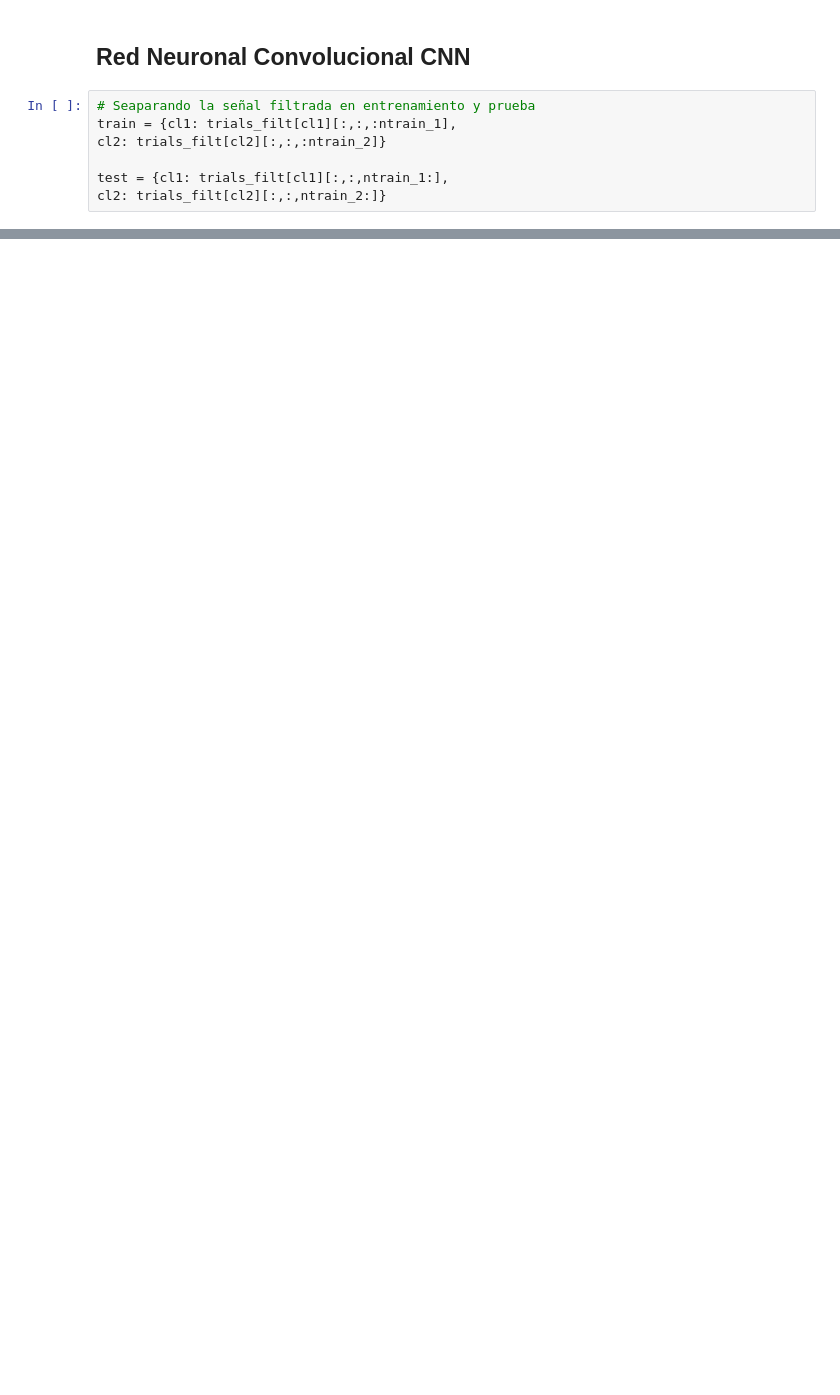
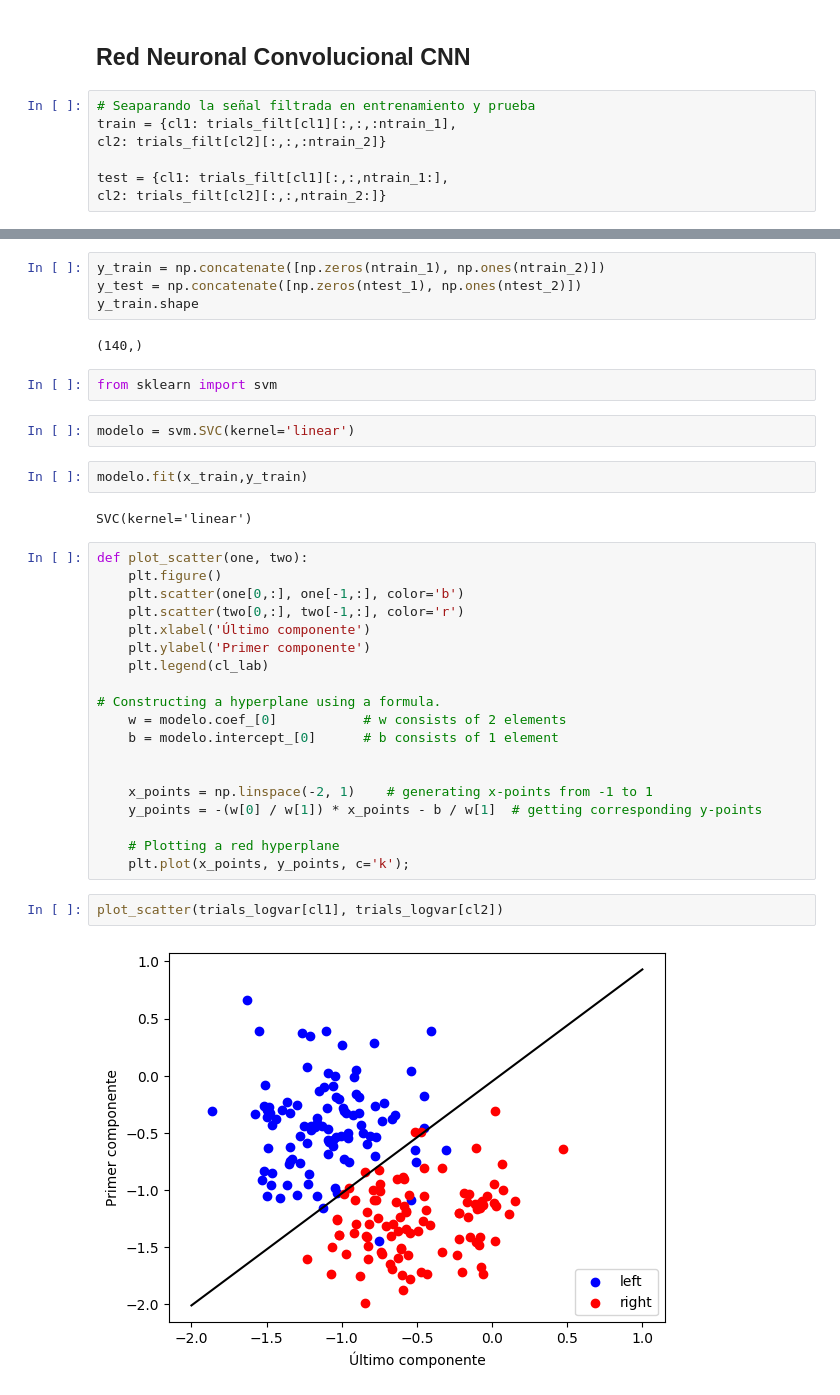
Before and after one commit to OmarAlejandroLinares/Signal-Processing-for-motor-imagery-BCI, a Jupyter notebook: lectura.ipynb, the cells around one changed output, grey strips where cells are left out. Saved outputs shown, nothing was run; the diff lists cells and outputs as text; blank space fills up the shorter version.

```diff
--- a/lectura.ipynb
+++ b/lectura.ipynb
@@ -986,0 +1017,37 @@ Epoch 50/50
+# %%
+y_train = np.concatenate([np.zeros(ntrain_1), np.ones(ntrain_2)])
+y_test = np.concatenate([np.zeros(ntest_1), np.ones(ntest_2)])
+y_train.shape
+# %% [output]
+(140,)
+# %%
+from sklearn import svm
+# %%
+modelo = svm.SVC(kernel='linear')
+# %%
+modelo.fit(x_train,y_train)
+# %% [output]
+SVC(kernel='linear')
+# %%
+def plot_scatter(one, two):
+    plt.figure()
+    plt.scatter(one[0,:], one[-1,:], color='b')
+    plt.scatter(two[0,:], two[-1,:], color='r')
+    plt.xlabel('Último componente')
+    plt.ylabel('Primer componente')
+    plt.legend(cl_lab)
+
+# Constructing a hyperplane using a formula.
+    w = modelo.coef_[0]           # w consists of 2 elements
+    b = modelo.intercept_[0]      # b consists of 1 element
+
+
+    x_points = np.linspace(-2, 1)    # generating x-points from -1 to 1
+    y_points = -(w[0] / w[1]) * x_points - b / w[1]  # getting corresponding y-points
+
+    # Plotting a red hyperplane
+    plt.plot(x_points, y_points, c='k');
+# %%
+plot_scatter(trials_logvar[cl1], trials_logvar[cl2])
+# %% [output]
+[figure, added]
```
Also changed, not shown: parts of 57 cells of this notebook, 3 other files.
